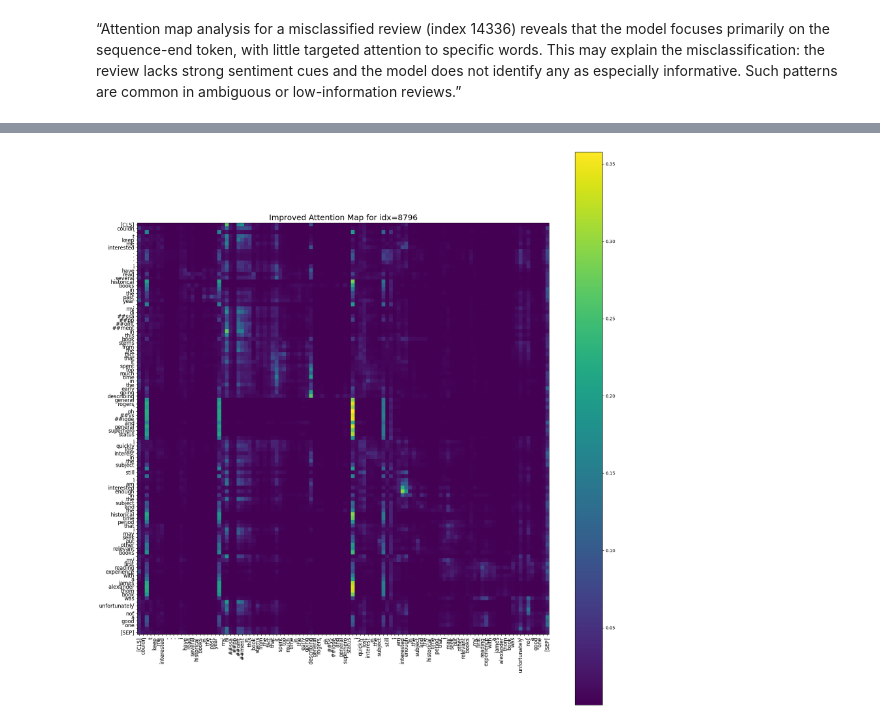
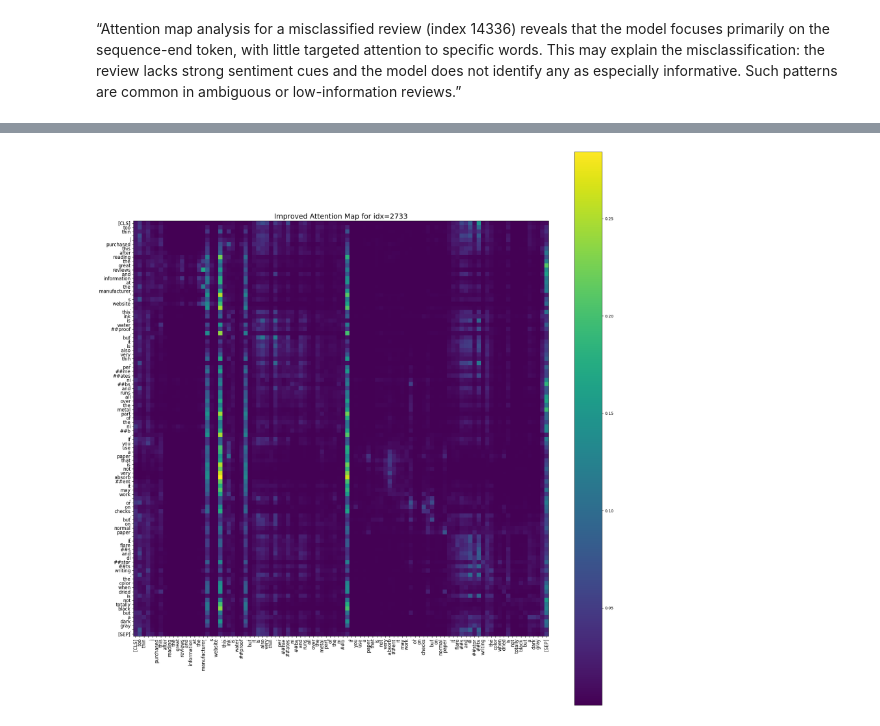
Before and after one commit to PM-0125/COmparative_Study_of_Multimodal_Represenations, a Jupyter notebook: notebooks/01_exploratory_amazon.ipynb, the cells around one changed output, grey strips where cells are left out. Saved outputs shown, nothing was run; the diff lists cells and outputs as text; code cells hidden in the pictures.

```diff
--- a/notebooks/01_exploratory_amazon.ipynb
+++ b/notebooks/01_exploratory_amazon.ipynb
@@ -214,7 +172,7 @@ Sample misclassified indices: [14336, 8752, 11531, 13364, 3278]
 import pandas as pd
 
 # Load test set with the same order as your model saw it
-test_df = pd.read_csv("/data_vault/COmparative_Study_of_Multimodal_Represenations/data/processed/amazon/test.csv")
+test_df = pd.read_csv("/mnt/data_vault/COmparative_Study_of_Multimodal_Represenations/data/processed/amazon/test.csv")
 
 for idx in sampled:
     review = test_df.iloc[idx]
@@ -248,7 +206,7 @@ Review text: mt great-great uncle. i only bought this because my great-great unc
 # %%
 from transformers import AutoTokenizer
 
-target_idx = 14336  # Choose the index you want
+target_idx = 5555  # Choose the index you want
 text = test_df.iloc[target_idx]['full_text']
 
 tokenizer = AutoTokenizer.from_pretrained("distilbert-base-uncased")
@@ -270,7 +228,7 @@ with torch.no_grad():
 from comparative.evaluation.visualization import plot_attention_map
 import matplotlib.pyplot as plt
 
-def plot_attention_map_better(att_map, tokens=None, title="Attention Map", figsize=(16, 16), save_path=None):
+def plot_attention_map_better(att_map, tokens=None, title="Attention Map", figsize=(20, 20), save_path=None):
     import matplotlib.pyplot as plt
     plt.figure(figsize=figsize)
     plt.imshow(att_map, cmap="viridis")
@@ -345,7 +305,7 @@ Review text: id4=what were we thinking?. it's truly amazing to look at this "fil
 # %%
 from transformers import AutoTokenizer
 
-target_idx = 8796  # Choose the index you want
+target_idx = 2733  # Choose the index you want
 text = test_df.iloc[target_idx]['full_text']
 
 tokenizer = AutoTokenizer.from_pretrained("distilbert-base-uncased")
@@ -366,24 +326,24 @@ with torch.no_grad():
 # %%
 from comparative.evaluation.visualization import plot_attention_map
 import matplotlib.pyplot as plt
 
-def plot_attention_map_better(att_map, tokens=None, title="Attention Map", figsize=(18, 18), save_path=None):
+def plot_attention_map_better(att_map, tokens=None, title="Attention Map", figsize=(20, 20), save_path=None):
     import matplotlib.pyplot as plt
     plt.figure(figsize=figsize)
     plt.imshow(att_map, cmap="viridis")
     plt.colorbar()
     if tokens is not None:
         n_tokens = min(len(tokens), att_map.shape[0])
         plt.xticks(range(n_tokens), tokens[:n_tokens], rotation=90, fontsize=12)
         plt.yticks(range(n_tokens), tokens[:n_tokens], fontsize=12)
     plt.title(title, fontsize=18)
     plt.tight_layout()
     if save_path:
         plt.savefig(save_path, dpi=300)
     plt.show()
 
 # Use only non-padding tokens for clarity
 valid_len = sum([t != '[PAD]' for t in tokens])
 plot_attention_map_better(att_map[:valid_len, :valid_len], tokens[:valid_len], title=f"Improved Attention Map for idx={target_idx}")
 # %% [output]
-[figure, old version]
+[figure, new version]
```
Also changed, not shown: parts of 27 cells of this notebook.
